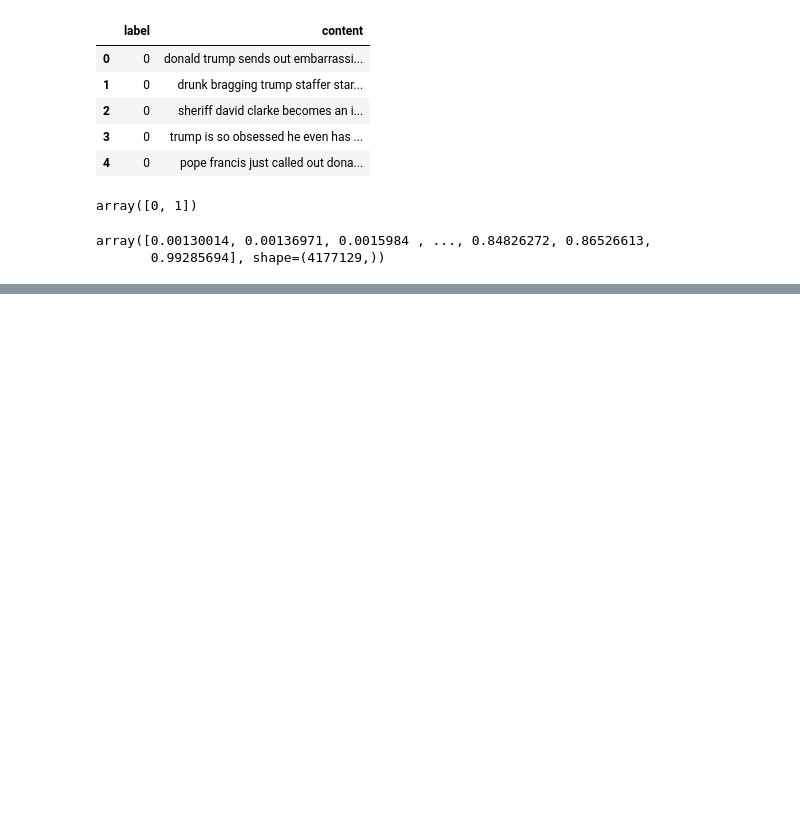
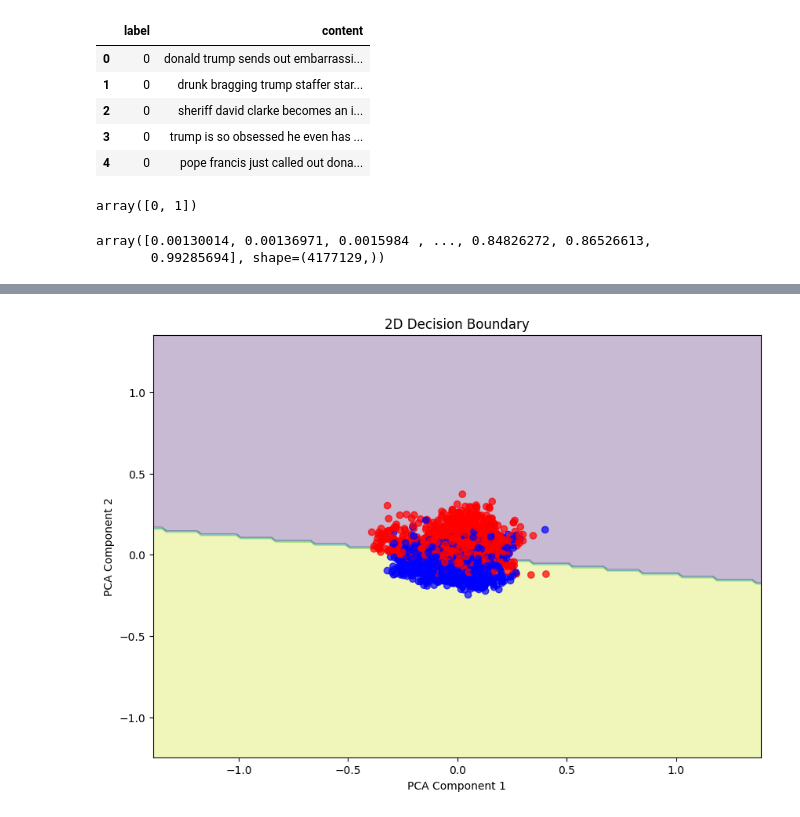
Before and after one commit to Bhuwan-24/Fake-News-Dection, a Jupyter notebook: code.ipynb, the cells around one changed output, grey strips where cells are left out. Drawn from its saved outputs; the diff is of its cells as text; code cells hidden in the pictures; blank space fills up the shorter version.

```diff
--- a/code.ipynb
+++ b/code.ipynb
@@ -67,0 +123,13 @@ array([0.00130014, 0.00136971, 0.0015984 , ..., 0.84826272, 0.86526613,
+# %%
+model1=LogisticRegression()
+model2=LinearSVC()
+model3=MultinomialNB()
+param_svm_lr={'C':[0.01,0.1,1,10]}
+param_nb={'alpha':[0.01,0.1,1,10]}
+op1=GridSearchCV(model1,param_svm_lr,cv=5,scoring='f1')
+op1.fit(x_train,y_train)
+op2=GridSearchCV(model2,param_svm_lr,cv=5,scoring='f1')
+op2.fit(x_train,y_train)
+op3=GridSearchCV(model3,param_nb,cv=5,scoring='f1')
+op3.fit(x_train,y_train)
+print(op1.best_estimator_,op2.best_estimator_,op3.best_estimator_)
@@ -67,0 +138,4 @@ array([0.00130014, 0.00136971, 0.0015984 , ..., 0.84826272, 0.86526613,
+# %%
+estimators=[('lr',LogisticRegression(C=10)),('svm',LinearSVC(C=1)),('nb',MultinomialNB(alpha=0.01))]
+votingh_model=VotingClassifier(estimators=estimators,voting='hard')
+votingh_model.fit(x_train,y_train)
@@ -67,0 +158,33 @@ array([0.00130014, 0.00136971, 0.0015984 , ..., 0.84826272, 0.86526613,
+# %%
+sample_size = 2000
+X_sample = x_train[:sample_size].toarray()
+y_sample = y_train[:sample_size]
+pca = PCA(n_components=2)
+X_2d = pca.fit_transform(X_sample)
+model_2d = SVC(kernel='linear')
+model_2d.fit(X_2d, y_sample)
+x_min, x_max = X_2d[:,0].min()-1, X_2d[:,0].max()+1
+y_min, y_max = X_2d[:,1].min()-1, X_2d[:,1].max()+1
+xx, yy = np.meshgrid(
+    np.arange(x_min, x_max, 0.02),
+    np.arange(y_min, y_max, 0.02)
+)
+Z = model_2d.predict(
+    np.c_[xx.ravel(), yy.ravel()]
+)
+Z = Z.reshape(xx.shape)
+plt.figure(figsize=(10,7))
+plt.contourf(xx, yy, Z, alpha=0.3)
+colors = ['red' if label == 0 else 'blue' for label in y_sample]
+plt.scatter(
+    X_2d[:,0],
+    X_2d[:,1],
+    c=colors,
+    alpha=0.7
+)
+plt.title("2D Decision Boundary")
+plt.xlabel("PCA Component 1")
+plt.ylabel("PCA Component 2")
+plt.show()
+# %% [output]
+[figure, added]
```
Also changed, not shown: parts of 6 cells of this notebook.
